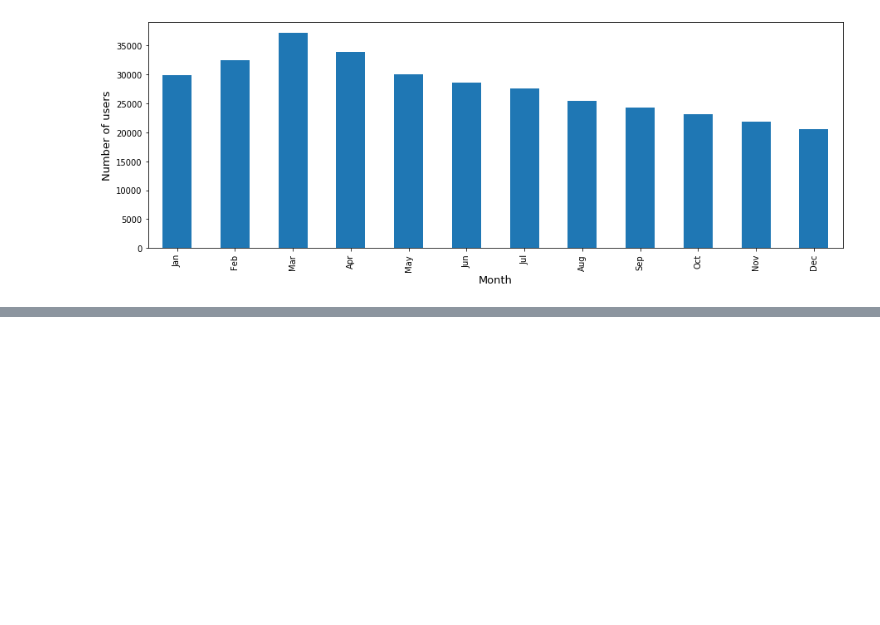
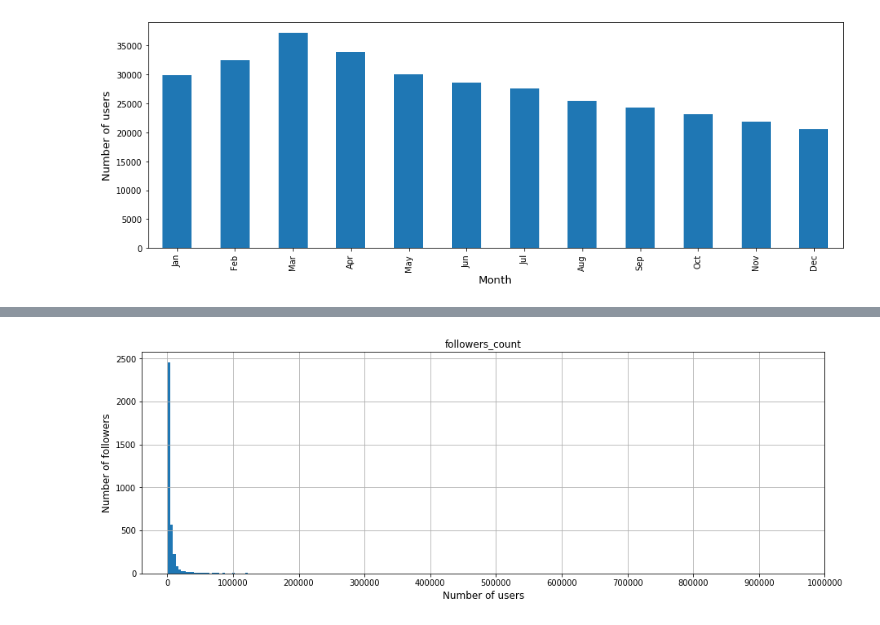
Before and after one commit to Aveek-Saha/TwitterFakeNet, a Jupyter notebook: user_analysis.ipynb, the cells around one changed output, grey strips where cells are left out. Cells and saved outputs as stored; diff of their text form; code cells hidden in the pictures; blank space fills up the shorter version.

```diff
--- a/user_analysis.ipynb
+++ b/user_analysis.ipynb
@@ -164,0 +169,5 @@ plt.show()
+# %%
+df = pd.read_csv("datasets/unverified.dat",
+                 names=["uid", "name", "friends", "friends_count",
+                        "followers_count", "listed_count", "statuses_count",
+                        "created_at", "url", "avatar", "location"])
@@ -164,0 +202,8 @@ plt.show()
+# %%
+df.friends_count = pd.to_numeric(df.friends_count, errors="coerce")
+df.followers_count = pd.to_numeric(df.followers_count, errors="coerce")
+df.listed_count = pd.to_numeric(df.listed_count, errors="coerce")
+df.statuses_count = pd.to_numeric(df.statuses_count, errors="coerce")
+
+df = df.dropna(subset=["friends_count", "followers_count", "listed_count", "statuses_count"])
+df = df.astype({"friends_count": int, "followers_count": int, "listed_count": int, "statuses_count": int})
@@ -164,0 +224,14 @@ plt.show()
+# %%
+fol_max = 1000000
+# %%
+fig = plt.figure(figsize=(15,5))
+ax = fig.gca()
+df[df['followers_count'] < fol_max].hist(column='followers_count', bins=200, ax=ax)
+plt.xticks(np.arange(0, fol_max+1, fol_max/10))
+
+plt.xlabel("Number of users", fontsize=12)
+plt.ylabel("Number of followers",fontsize=12)
+
+plt.show()
+# %% [output]
+[figure, added]
```
Also changed, not shown: parts of 23 cells of this notebook, 3 other files.
